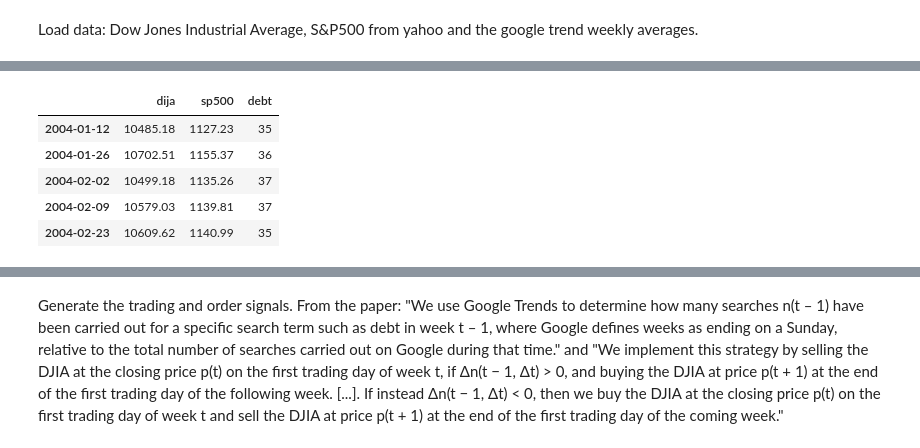
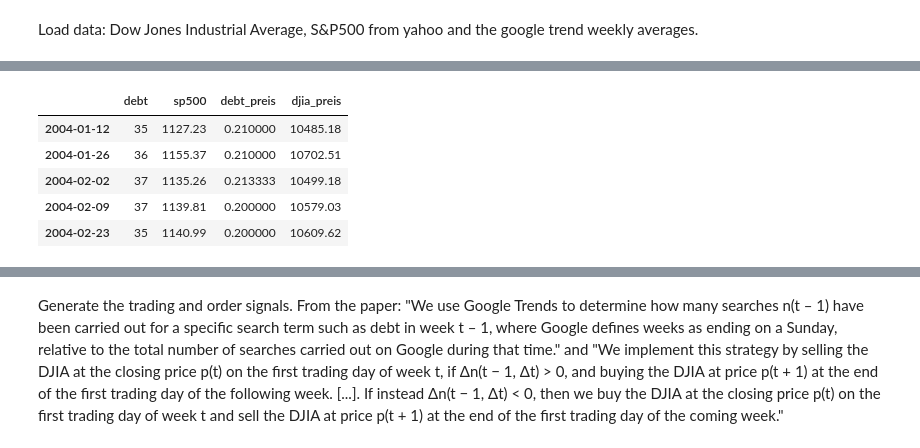
Before and after one commit to twiecki/replicate_google_trends, a Jupyter notebook: goog_repl.ipynb, the cells around one changed output, grey strips where cells are left out. Saved outputs shown, nothing was run; the diff lists cells and outputs as text; code cells hidden in the pictures.

```diff
--- a/goog_repl.ipynb
+++ b/goog_repl.ipynb
@@ -7,8 +7,22 @@ delta_t = 3
 # %% [markdown]
 Load data: Dow Jones Industrial Average, S&P500 from yahoo and the google trend weekly averages.
 # %%
-dija = pd.DataFrame.from_csv('DJIA.csv', index_col='DATE').sort()
+djia = pd.DataFrame.from_csv('DJIA.csv', index_col='DATE').sort()
 sp500 = pd.DataFrame(pd.io.data.DataReader("^GSPC", "yahoo", start=datetime.datetime(2004, 1, 1), end=datetime.datetime(2011, 4, 1))['Adj Close'], columns=['sp500'])
+#sp500 = sp500.tshift(1, freq='B')
 debt = pd.read_csv('debt_google_trend.csv', index_col='date')
 dija.index = dija.index.to_datetime()
+djia.rename(columns={'VALUE': 'djia'}, inplace=True)
 debt.index = debt.index.to_datetime()
+debt = debt.tshift(2, freq='D') # Moves Saturday to Monday
+
+# Load Preis data
+df = pd.read_csv('PreisMoatStanley_ScientificReports_3_1684_2013.dat', delimiter=' ')
+columns = ['Google Start Date', 'Google End Date', 'debt', 'DJIA Date', 'DJIA Closing Price']
+df = df[columns]
+debt_from_study = df[['debt', 'DJIA Closing Price']]
+debt_from_study.rename(columns={'debt': 'debt_preis', 'DJIA Closing Price': 'djia_preis'}, inplace=True)
+debt_from_study.index = df['Google End Date']
+debt_from_study.index = debt_from_study.index.to_datetime()
+debt_from_study = debt_from_study.tshift(2, freq='D') # Move from Sat to Monday
+debt_from_study.head()
@@ -45,11 +36,11 @@ sp500.head()
 # %%
 # Join together into single dataframe.
-data = pd.concat([dija, sp500, debt], axis=1).dropna()
+data = pd.concat([debt, sp500, debt_from_study], axis=1).dropna()
 data.head()
 # %% [output]
-|  | dija | sp500 | debt |
-| 2004-01-12 | 10485.18 | 1127.23 | 35 |
-| 2004-01-26 | 10702.51 | 1155.37 | 36 |
-| 2004-02-02 | 10499.18 | 1135.26 | 37 |
-| 2004-02-09 | 10579.03 | 1139.81 | 37 |
-| 2004-02-23 | 10609.62 | 1140.99 | 35 |
+|  | debt | sp500 | debt_preis | djia_preis |
+| 2004-01-12 | 35 | 1127.23 | 0.210000 | 10485.18 |
+| 2004-01-26 | 36 | 1155.37 | 0.210000 | 10702.51 |
+| 2004-02-02 | 37 | 1135.26 | 0.213333 | 10499.18 |
+| 2004-02-09 | 37 | 1139.81 | 0.200000 | 10579.03 |
+| 2004-02-23 | 35 | 1140.99 | 0.200000 | 10609.62 |
```
Also changed, not shown: parts of 24 cells of this notebook.
